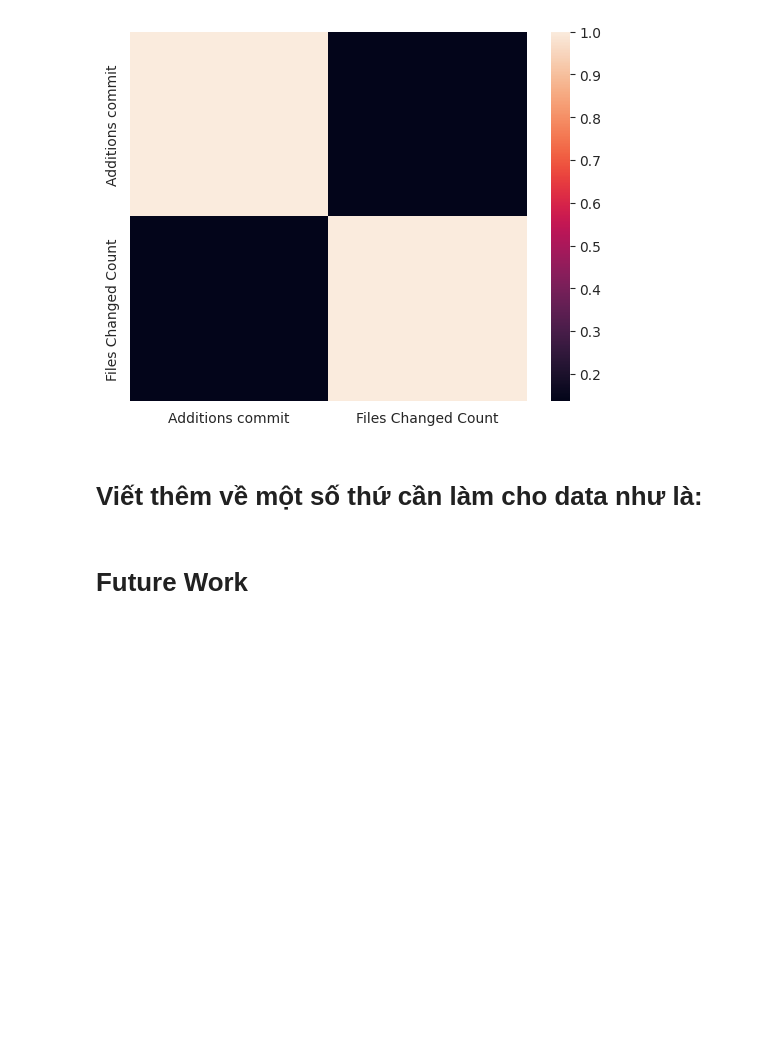
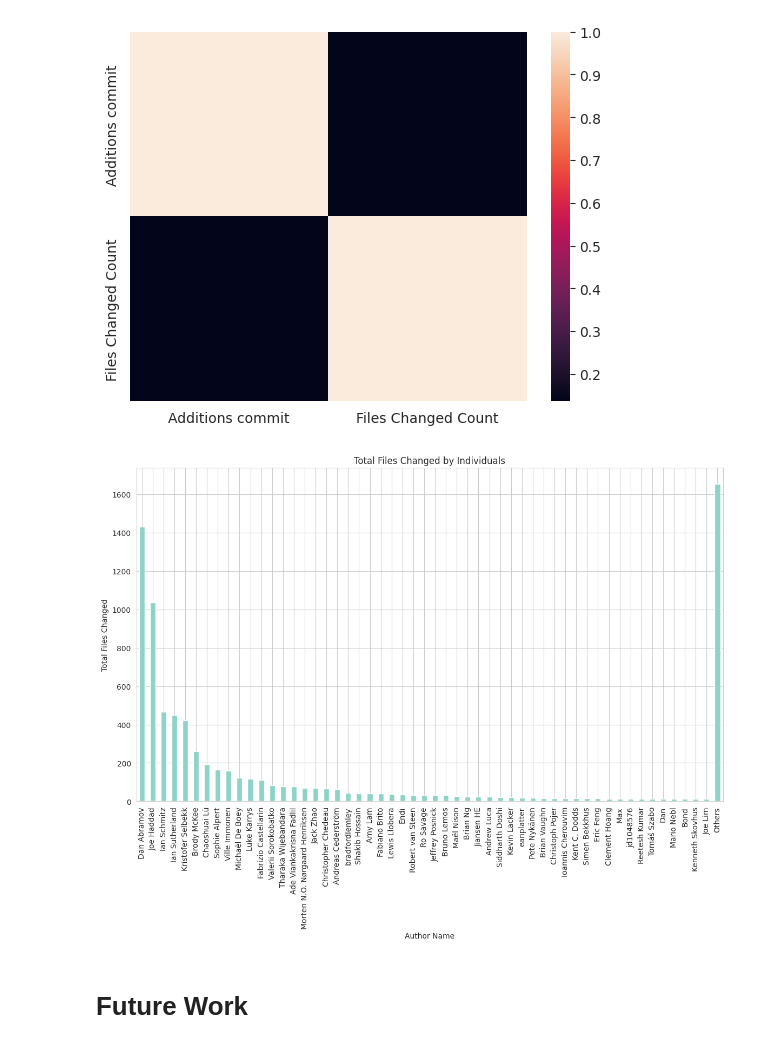
Before and after one commit to VinhPhamAI/Data-Analyst, a Jupyter notebook: Data_Analyst.ipynb, the cells around one changed output. Saved outputs shown, nothing was run; the diff lists cells and outputs as text; code cells hidden in the pictures; blank space fills up the shorter version.

```diff
--- a/Data_Analyst.ipynb
+++ b/Data_Analyst.ipynb
@@ -407,0 +439,5 @@ top_5_authors
+# %%
+total_file_changed = df.groupby('Author Name')['Files Changed Count'].sum()
+total_file_changed_sorted = total_file_changed.sort_values(ascending = False)
+
+total_file_changed_sorted.head()
@@ -754,8 +795,21 @@ Additions commit             1.000000             0.136018
 Files Changed Count          0.136018             1.000000
 <Axes: >
 [figure]
-# %% [markdown]
-# Viết thêm về một số thứ cần làm cho data như là:
+# %%
+filtered_authors = total_file_changed_sorted[total_file_changed < 11]
+filtered_count = filtered_authors.sum()
+total_file_changed_sorted['Others'] = filtered_count
+total_file_changed_sorted = total_file_changed_sorted[total_file_changed_sorted > 11]
+
+plt.figure(figsize=(14, 8))
+total_file_changed_sorted.plot(kind='bar')
+plt.title("Total Files Changed by Individuals")
+plt.xlabel("Author Name")
+plt.ylabel("Total Files Changed")
+plt.xticks(rotation=90)
+plt.show()
+# %% [output]
+[figure, added]
 # %% [markdown]
 # Future Work
 # %% [markdown]
```
Also changed, not shown: parts of 13 cells of this notebook.
